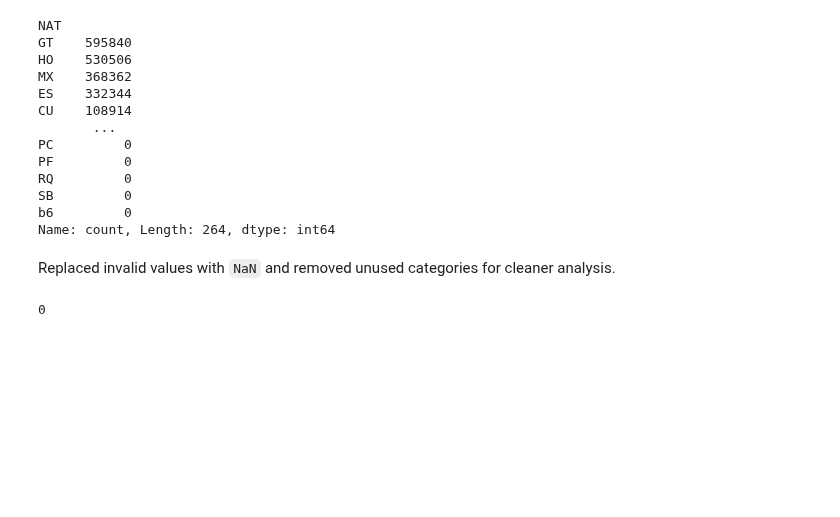
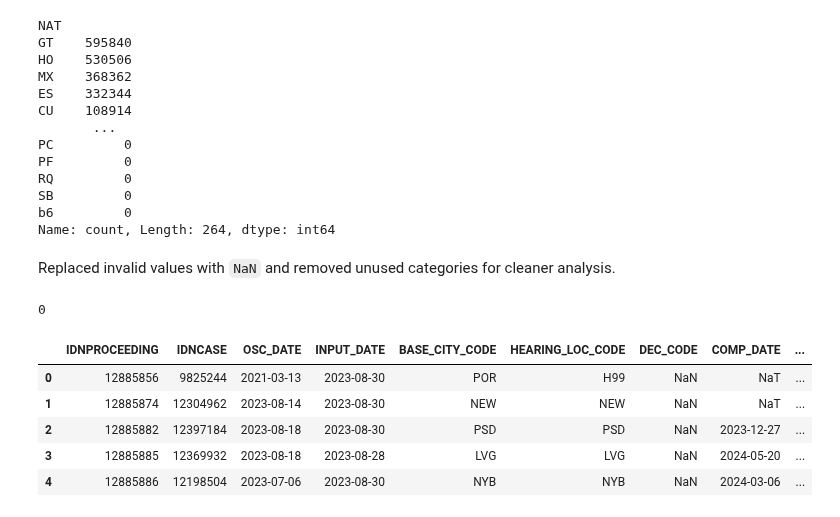
Before and after one commit to MIT-Emerging-Talent/ET6-CDSP-group-19-repo, a Jupyter notebook: 2_data_preparation/notebooks/02_clean_core_tables.ipynb, the cells around one changed output. Cells and saved outputs as stored; diff of their text form; code cells hidden in the pictures; blank space fills up the shorter version.

```diff
--- a/2_data_preparation/notebooks/02_clean_core_tables.ipynb
+++ b/2_data_preparation/notebooks/02_clean_core_tables.ipynb
@@ -1225,3 +1225,12 @@ for col in categorical_cols:
 juvenile_proceedings.duplicated().sum()
 # %% [output]
 0
+# %%
+juvenile_proceedings.head()
+# %% [output]
+|  | IDNPROCEEDING | IDNCASE | OSC_DATE | INPUT_DATE | BASE_CITY_CODE | HEARING_LOC_CODE | DEC_CODE | COMP_DATE | ... |
+| 0 | 12885856 | 9825244 | 2021-03-13 | 2023-08-30 | POR | H99 | NaN | NaT | ... |
+| 1 | 12885874 | 12304962 | 2023-08-14 | 2023-08-30 | NEW | NEW | NaN | NaT | ... |
+| 2 | 12885882 | 12397184 | 2023-08-18 | 2023-08-30 | PSD | PSD | NaN | 2023-12-27 | ... |
+| 3 | 12885885 | 12369932 | 2023-08-18 | 2023-08-28 | LVG | LVG | NaN | 2024-05-20 | ... |
+| 4 | 12885886 | 12198504 | 2023-07-06 | 2023-08-30 | NYB | NYB | NaN | 2024-03-06 | ... |
```
Also changed, not shown: parts of 1 cell of this notebook.
